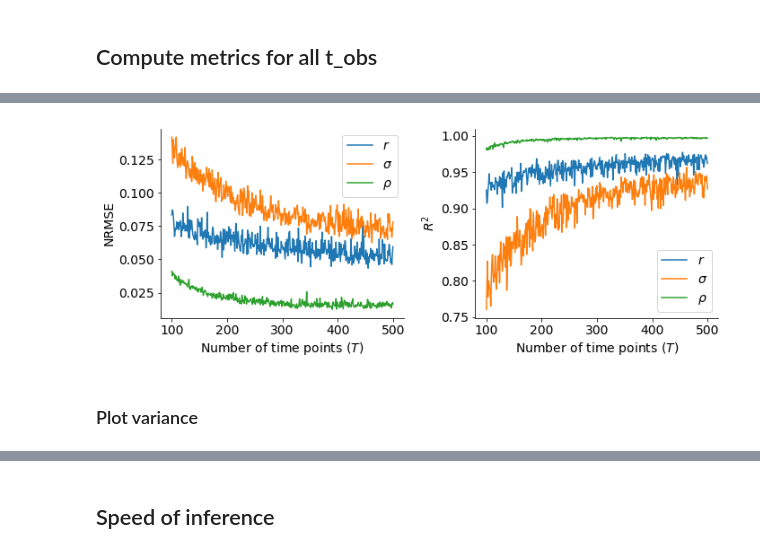
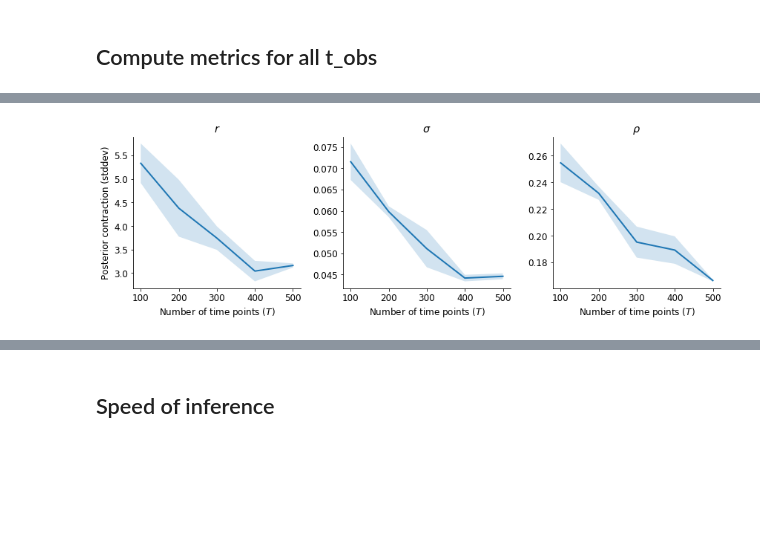
Before and after one commit to stefanradev93/cINN, a Jupyter notebook: Ricker_cINN_LSTM_Example.ipynb, the cells around one changed output, grey strips where cells are left out. Cells and saved outputs as stored; diff of their text form; code cells hidden in the pictures; blank space fills up the shorter version.

Commit message:
Add fix Ricker plots

```diff
--- a/Ricker_cINN_LSTM_Example.ipynb
+++ b/Ricker_cINN_LSTM_Example.ipynb
@@ -170,0 +161,11 @@ HBox(children=(IntProgress(value=0, description='Computation of metrics', max=40
+# %%
+n_points_grid=np.arange(100, 501, 20)
+
+metrics = compute_performance_metrics(model,
+                    n_points_grid,
+                    param_names=param_names[:3],
+                    simulate_fun=simulate_ricker,
+                    n_sim=20,
+                    n_test=300,
+                    n_samples=2000,
+                    transform=add_noise_var)
@@ -171,6 +185,9 @@ HBox(children=(IntProgress(value=0, description='Computation of metrics', max=40
 # %%
-plot_metrics(metrics, ns, param_names[:3], figsize=(10, 4), xlabel=r'Number of time points ($T$)', filename='Ricker')
+plot_variance(metrics['std'],
+              n_points_grid,
+              param_names[:3],
+              xlabel=r'Number of time points ($T$)',
+              figsize=(10, 4),
+              filename='Ricker')
 # %% [output]
-[figure, old version]
+[figure, new version]
-# %% [markdown]
-### Plot variance
```
Also changed, not shown: parts of 14 cells of this notebook, 4 other files.
